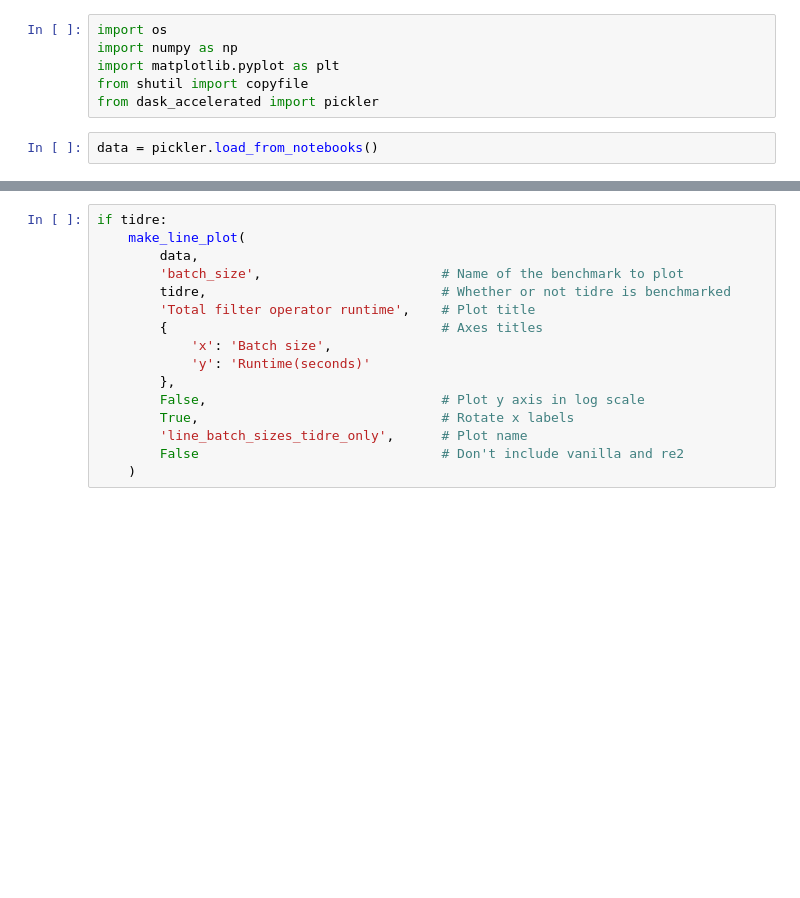
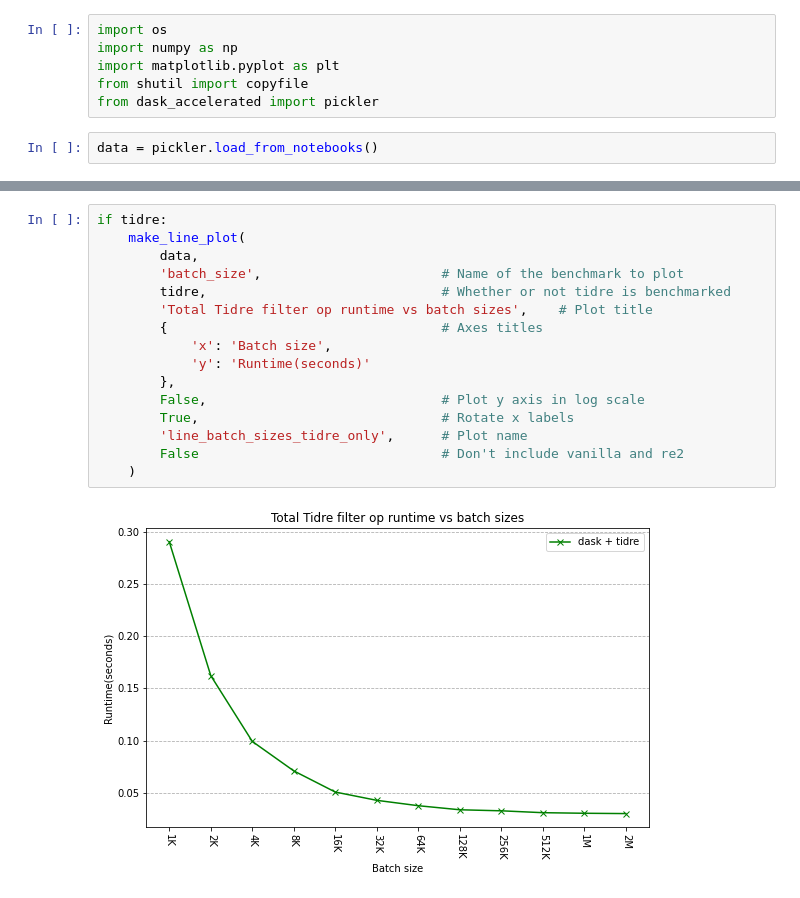
Before and after one commit to teratide/dask-accelerated, a Jupyter notebook: notebooks/plots.ipynb, the cells around one changed output, grey strips where cells are left out. Saved outputs shown, nothing was run; the diff lists cells and outputs as text; blank space fills up the shorter version.

```diff
--- a/notebooks/plots.ipynb
+++ b/notebooks/plots.ipynb
@@ -236,16 +236,18 @@ make_line_plot(
 # %%
 if tidre:
     make_line_plot(
         data,
         'batch_size',                       # Name of the benchmark to plot
         tidre,                              # Whether or not tidre is benchmarked
-        'Total filter operator runtime',    # Plot title
+        'Total Tidre filter op runtime vs batch sizes',    # Plot title
         {                                   # Axes titles
             'x': 'Batch size',
             'y': 'Runtime(seconds)'
         },
         False,                              # Plot y axis in log scale
         True,                               # Rotate x labels
         'line_batch_sizes_tidre_only',      # Plot name
         False                               # Don't include vanilla and re2
     )
+# %% [output]
+[figure, added]
```
Also changed, not shown: parts of 6 cells of this notebook.
